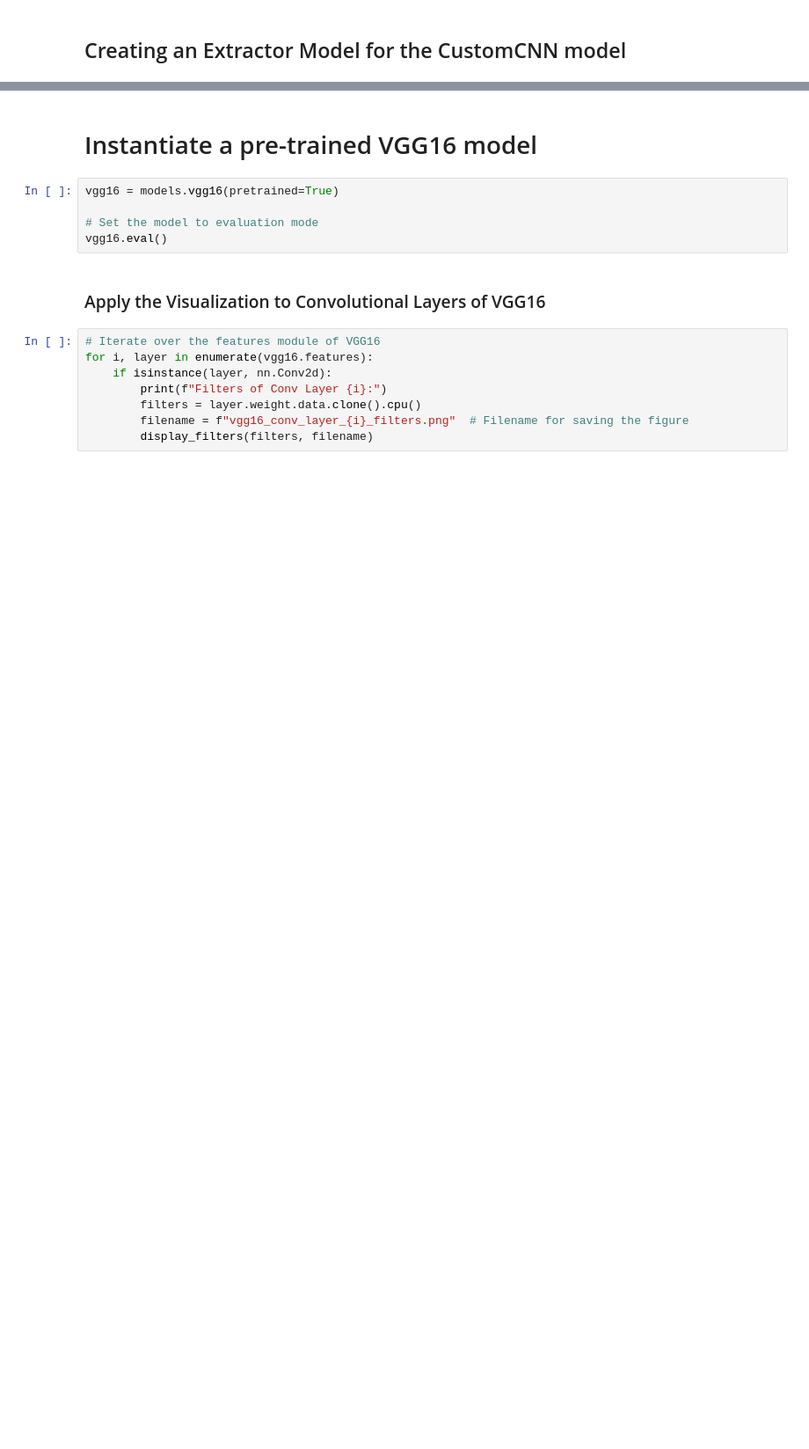
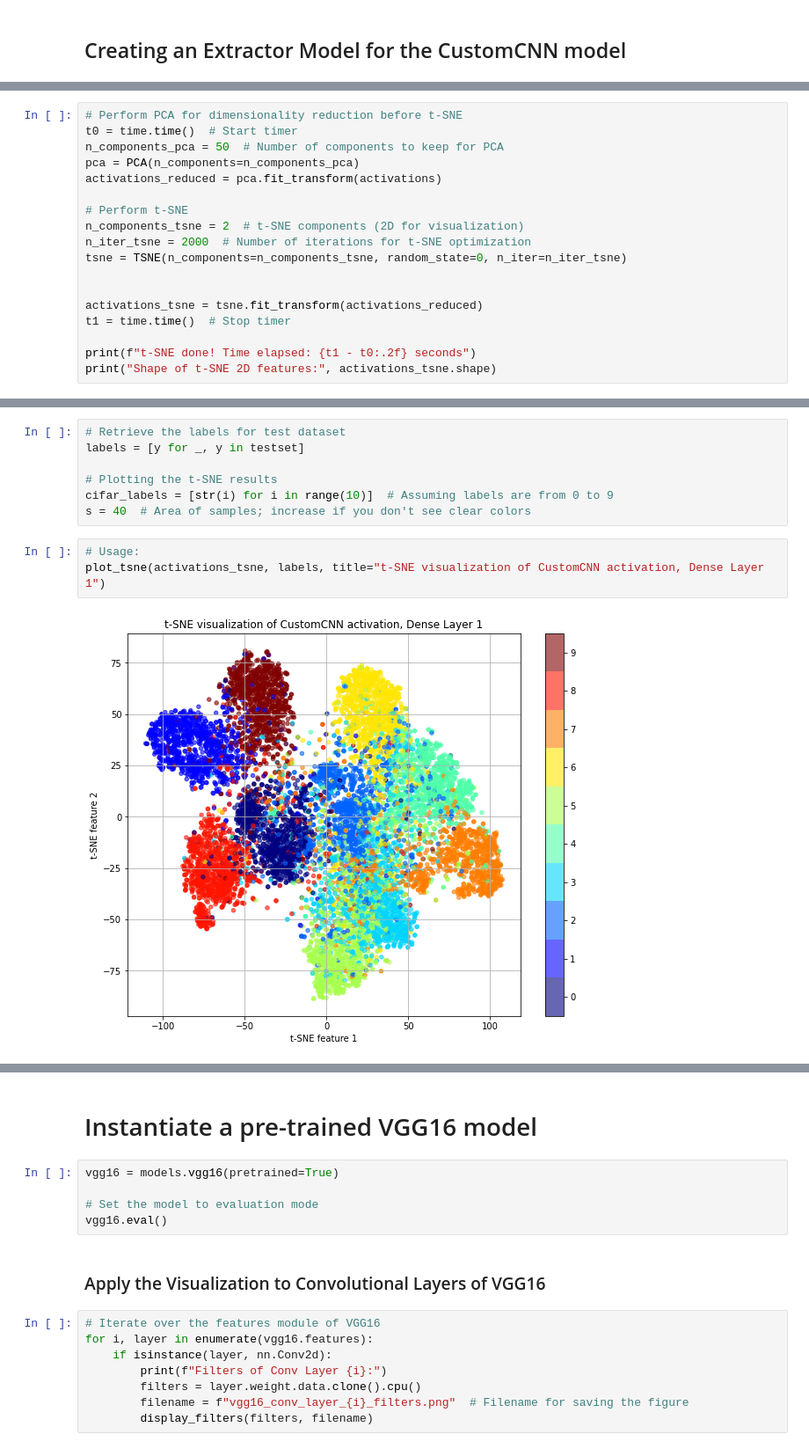
Before and after one commit to ilChapo/block3_AML, a Jupyter notebook: notebooks/3_Interpretability.ipynb, the cells around one changed output, grey strips where cells are left out. Shown at 88% size. Cells and saved outputs as stored; diff of their text form; blank space fills up the shorter version.

```diff
--- a/notebooks/3_Interpretability.ipynb
+++ b/notebooks/3_Interpretability.ipynb
@@ -254,0 +381,18 @@ print("Shape of extracted activations:", activations.shape)
+# %%
+# Perform PCA for dimensionality reduction before t-SNE
+t0 = time.time()  # Start timer
+n_components_pca = 50  # Number of components to keep for PCA
+pca = PCA(n_components=n_components_pca)
+activations_reduced = pca.fit_transform(activations)
+
+# Perform t-SNE
+n_components_tsne = 2  # t-SNE components (2D for visualization)
+n_iter_tsne = 2000  # Number of iterations for t-SNE optimization
+tsne = TSNE(n_components=n_components_tsne, random_state=0, n_iter=n_iter_tsne)
+
+
+activations_tsne = tsne.fit_transform(activations_reduced)
+t1 = time.time()  # Stop timer
+
+print(f"t-SNE done! Time elapsed: {t1 - t0:.2f} seconds")
+print("Shape of t-SNE 2D features:", activations_tsne.shape)
@@ -254,0 +402,12 @@ print("Shape of extracted activations:", activations.shape)
+# %%
+# Retrieve the labels for test dataset
+labels = [y for _, y in testset]
+
+# Plotting the t-SNE results
+cifar_labels = [str(i) for i in range(10)]  # Assuming labels are from 0 to 9
+s = 40  # Area of samples; increase if you don't see clear colors
+# %%
+# Usage:
+plot_tsne(activations_tsne, labels, title="t-SNE visualization of CustomCNN activation, Dense Layer 1")
+# %% [output]
+[figure, added]
```
Also changed, not shown: parts of 25 cells of this notebook, 9 other files.
